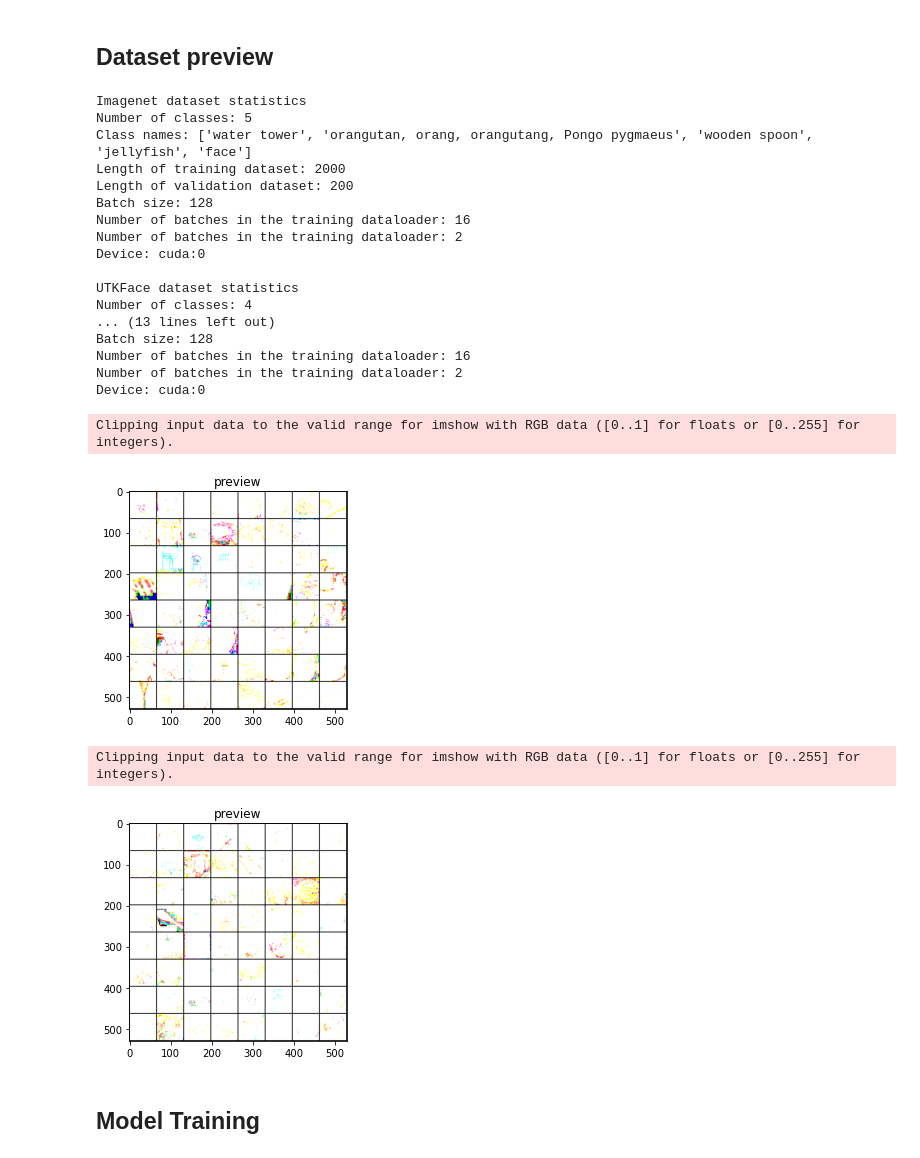
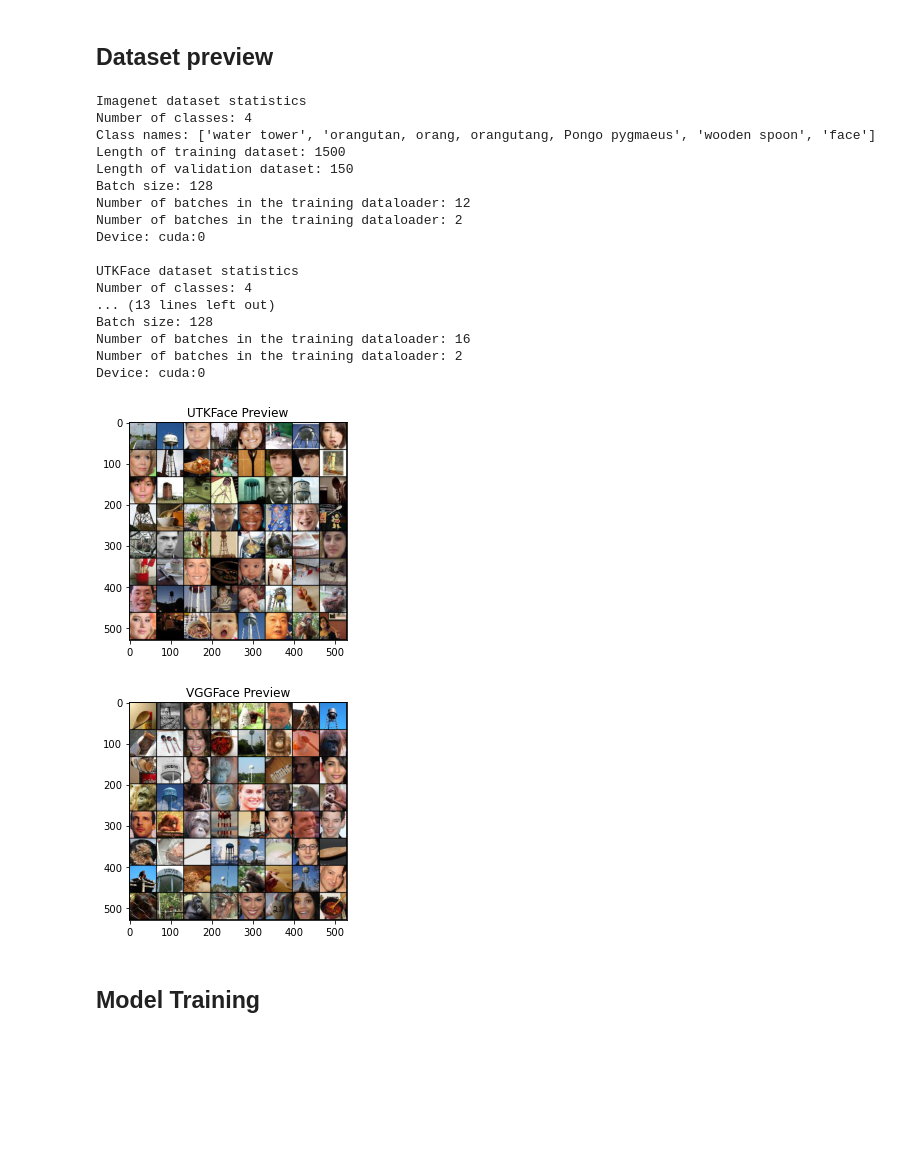
Before and after one commit to seo-chang/CSS490_Final_Project, a Jupyter notebook: main.ipynb, the cells around one changed output. Drawn from its saved outputs; the diff is of its cells as text; code cells hidden in the pictures; blank space fills up the shorter version.

Commit message:
Fix preview

```diff
--- a/main.ipynb
+++ b/main.ipynb
@@ -53,16 +55,17 @@ shuffle = True
 # Use this line if you're executing for the first time
 # data_utility = DatasetUtil(base_dir="./datasets", total_class_count=10, img_size=64, train_img_count=500,
 #                            vgg_download=True)
-data_utility = DatasetUtil(base_dir="./datasets", total_class_count=NUMBER_OF_CLASSES, img_size=IMAGE_SIZE, train_img_count=TRAIN_IMAGE_COUNT,
+data_utility = DatasetUtil(base_dir="./datasets", total_class_count=NUMBER_OF_CLASSES, img_size=IMAGE_SIZE,
+                           train_img_count=TRAIN_IMAGE_COUNT,
                            load_from_json=False)
 data_utility.save_all_json()
 
 imagenet_datasets = {'train': Imagenet(du=data_utility, base_dir="./datasets", image_size=IMAGE_SIZE),
-                'val': Imagenet(du=data_utility, base_dir="./datasets", image_size=IMAGE_SIZE, validation=True)}
+                     'val': Imagenet(du=data_utility, base_dir="./datasets", image_size=IMAGE_SIZE, validation=True)}
 imagenet_dataloaders = {'train': DataLoader(dataset=imagenet_datasets['train'], batch_size=BATCH_SIZE,
-                                       shuffle=shuffle, num_workers=WORKER_COUNT, worker_init_fn=seed_worker),
-                   'val': DataLoader(dataset=imagenet_datasets['val'], batch_size=BATCH_SIZE,
-                                     shuffle=shuffle, num_workers=WORKER_COUNT, worker_init_fn=seed_worker)}
+                                            shuffle=shuffle, num_workers=WORKER_COUNT, worker_init_fn=seed_worker),
+                        'val': DataLoader(dataset=imagenet_datasets['val'], batch_size=BATCH_SIZE,
+                                          shuffle=shuffle, num_workers=WORKER_COUNT, worker_init_fn=seed_worker)}
 
 # Load data for Tiny ImageNet + UTKFace
 utk_datasets = {'train': ImagenetUtk(du=data_utility, base_dir="./datasets", image_size=IMAGE_SIZE),
@@ -82,7 +85,7 @@ vgg_dataloaders = {'train': DataLoader(dataset=vgg_datasets['train'], batch_size
 
 utk_vgg_dataset = ValDatasetVggUtk(du=data_utility, image_size=IMAGE_SIZE)
 utk_vgg_dataloader = DataLoader(dataset=utk_vgg_dataset, batch_size=BATCH_SIZE,
-                                     shuffle=shuffle, num_workers=WORKER_COUNT, worker_init_fn=seed_worker)
+                                shuffle=shuffle, num_workers=WORKER_COUNT, worker_init_fn=seed_worker)
 
 
 # this classes list will contain class names of items[0] to [9] in string
@@ -116,6 +119,7 @@ def info_data(image_datasets: dict, dataloaders: dict) -> None:
     print('Number of batches in the training dataloader: %s' % len(dataloaders['val']))
     print('Device: %s\n' % device)
 
+
 print("Imagenet dataset statistics")
 info_data(imagenet_datasets, imagenet_dataloaders)
 print("UTKFace dataset statistics")
@@ -124,12 +128,12 @@ print("VGG Face dataset statistics")
 info_data(vgg_datasets, vgg_dataloaders)
 # %% [output]
 Imagenet dataset statistics
-Number of classes: 5
-Class names: ['water tower', 'orangutan, orang, orangutang, Pongo pygmaeus', 'wooden spoon', 'jellyfish', 'face']
-Length of training dataset: 2000
-Length of validation dataset: 200
+Number of classes: 4
+Class names: ['water tower', 'orangutan, orang, orangutang, Pongo pygmaeus', 'wooden spoon', 'face']
+Length of training dataset: 1500
+Length of validation dataset: 150
 Batch size: 128
-Number of batches in the training dataloader: 16
+Number of batches in the training dataloader: 12
 Number of batches in the training dataloader: 2
 Device: cuda:0
 
@@ -149,29 +153,28 @@ def image_show(inp, title=None):
         plt.title(title)
 
 
-def get_preview(dataloaders: dict):
+def get_preview(dataloaders: dict, title: str):
     """
     Preview 64 images in training dataset
     :param dataloaders: Dataloader dictionary to use to print images
+    :param title: Title of the preview
     :return: None
     """
     # Get the first batch of training data
     inputs, classes = list(dataloaders['train'])[0]
 
     # Make a grid from batch
-    out = torchvision.utils.make_grid(inputs[:64])
+    out = torchvision.utils.make_grid(inputs[:64], normalize=True)
 
-    image_show(out, title="preview")
+    image_show(out, title=title)
 # %%
-get_preview(dataloaders=utk_dataloaders)
+get_preview(dataloaders=utk_dataloaders, title="UTKFace Preview")
 # %% [output]
-Clipping input data to the valid range for imshow with RGB data ([0..1] for floats or [0..255] for integers).
-[figure, old version]
+[figure, new version]
 # %%
-get_preview(dataloaders=vgg_dataloaders)
+get_preview(dataloaders=vgg_dataloaders, title="VGGFace Preview")
 # %% [output]
-Clipping input data to the valid range for imshow with RGB data ([0..1] for floats or [0..255] for integers).
-[figure, old version]
+[figure, new version]
 # %% [markdown]
 ## Model Training
 # %%
```
Also changed, not shown: parts of 3 cells of this notebook.
